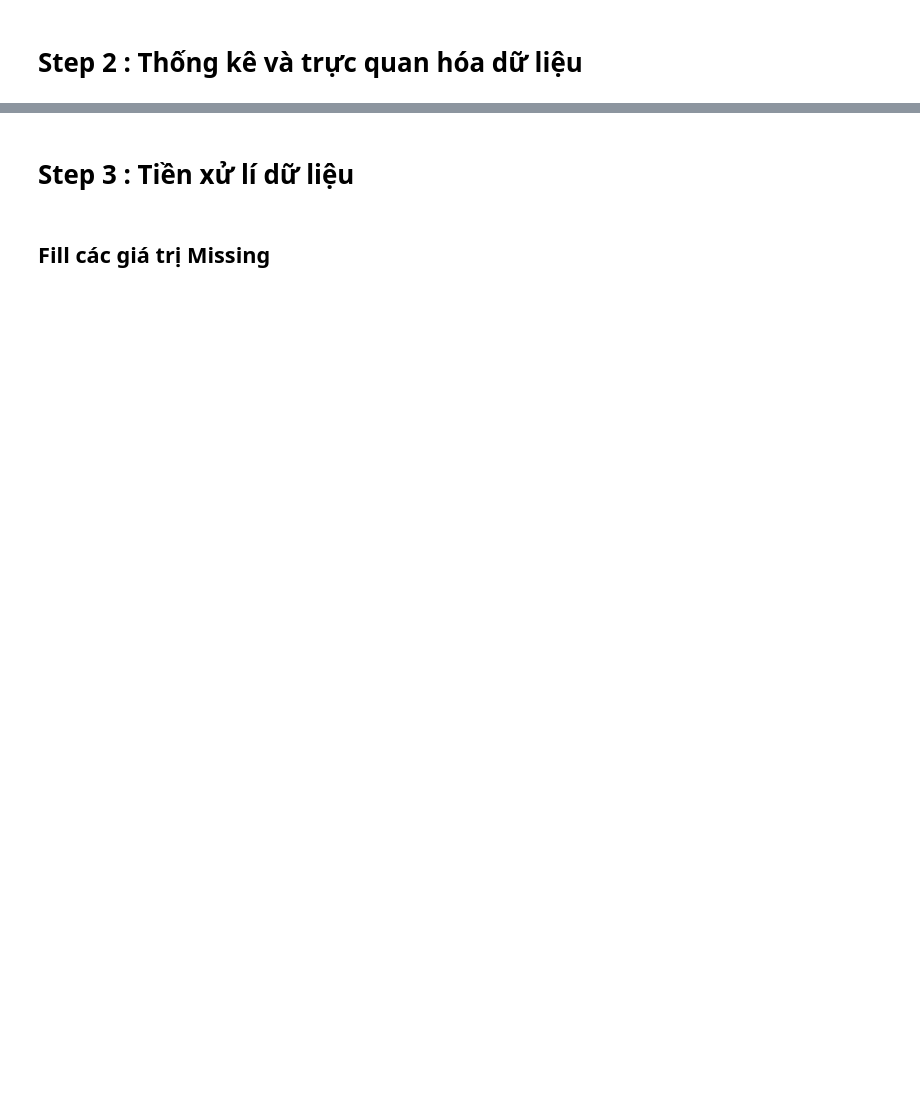
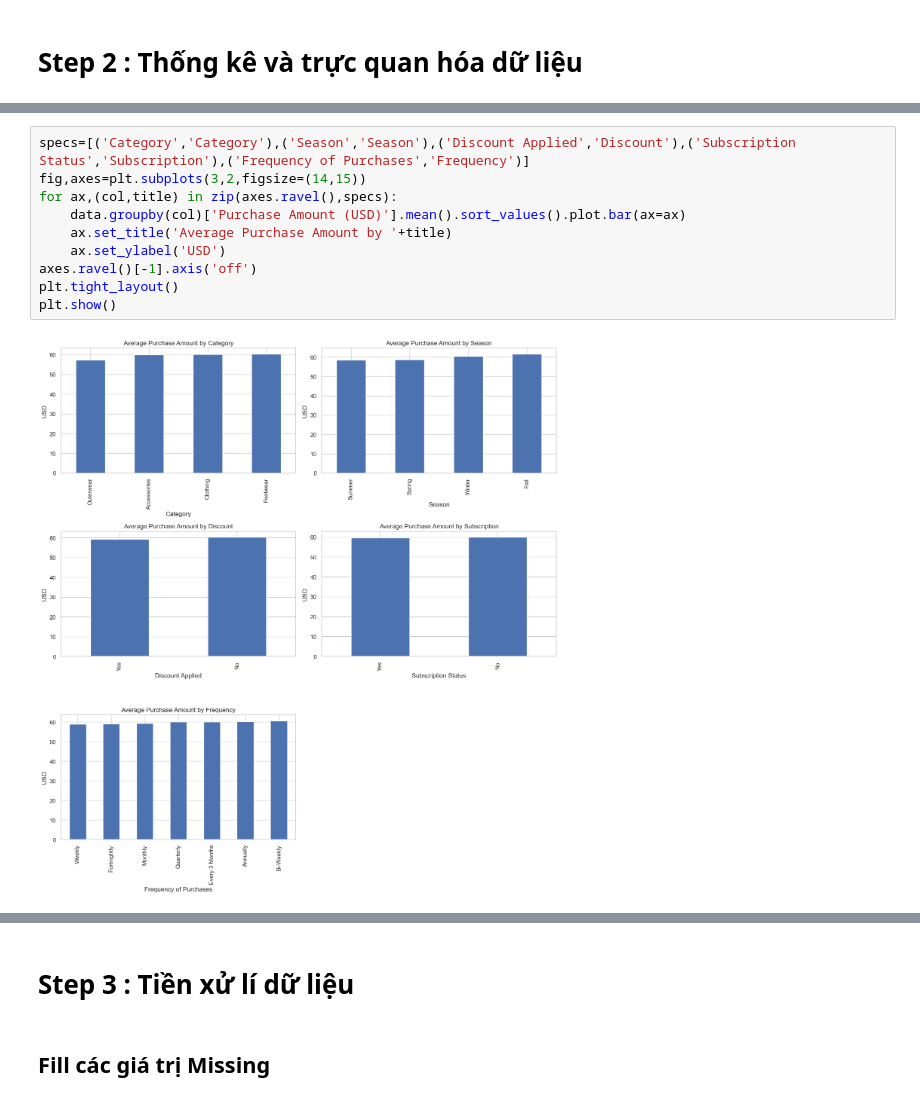
Before and after one commit to PhanThienLoc/ML_Lab_N6, a Jupyter notebook: lab2.ipynb, the cells around one changed output, grey strips where cells are left out. Saved outputs shown, nothing was run; the diff lists cells and outputs as text; blank space fills up the shorter version.

```diff
--- a/lab2.ipynb
+++ b/lab2.ipynb
@@ -26,0 +142,12 @@ Dữ liệu không có mốc thời gian; mỗi dòng là một giao dịch.
+# %%
+specs=[('Category','Category'),('Season','Season'),('Discount Applied','Discount'),('Subscription Status','Subscription'),('Frequency of Purchases','Frequency')]
+fig,axes=plt.subplots(3,2,figsize=(14,15))
+for ax,(col,title) in zip(axes.ravel(),specs):
+    data.groupby(col)['Purchase Amount (USD)'].mean().sort_values().plot.bar(ax=ax)
+    ax.set_title('Average Purchase Amount by '+title)
+    ax.set_ylabel('USD')
+axes.ravel()[-1].axis('off')
+plt.tight_layout()
+plt.show()
+# %% [output]
+[figure, added]
```
Also changed, not shown: parts of 31 cells of this notebook, 16 other files.
